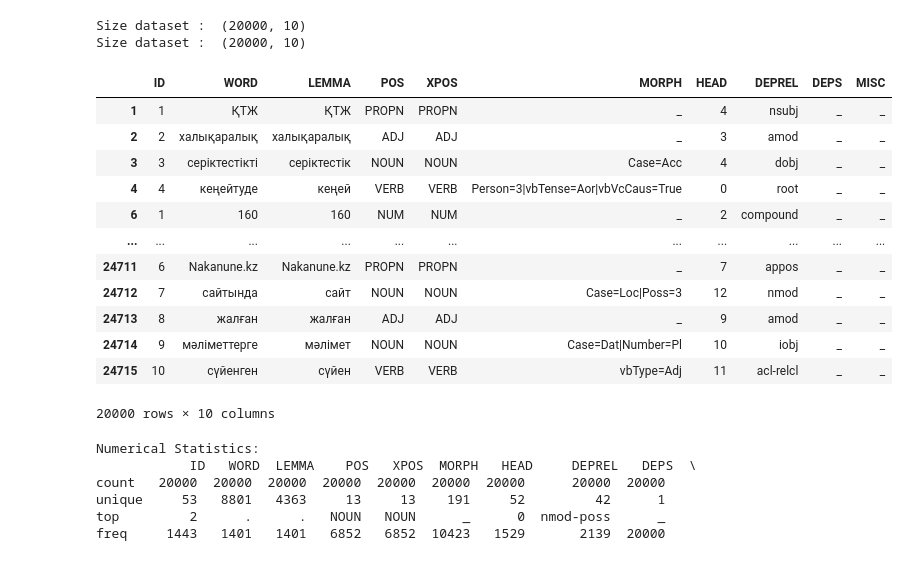
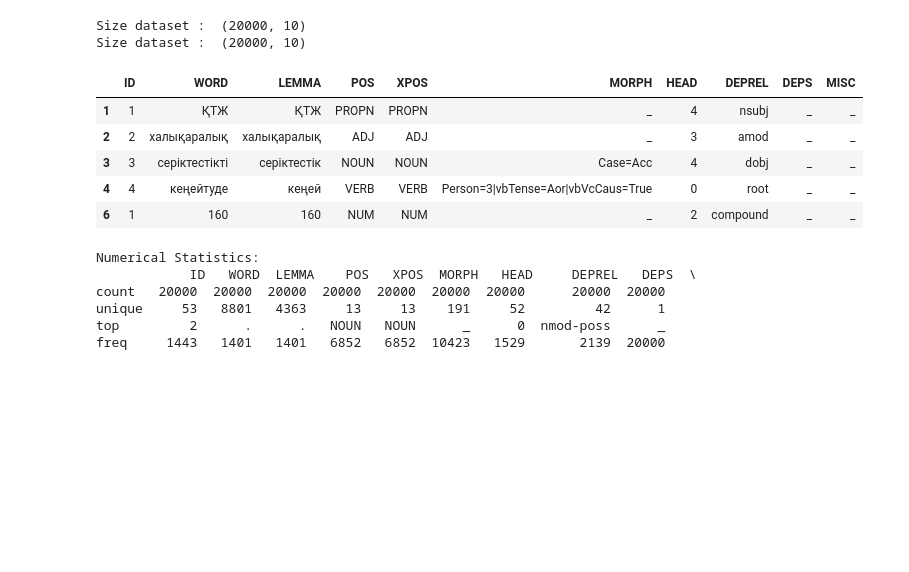
Before and after one commit to Olivierjaylet/Kazakh-and-multilingual-post-tagging, a Jupyter notebook: data_description.ipynb, the cells around one changed output. Drawn from its saved outputs; the diff is of its cells as text; code cells hidden in the pictures; blank space fills up the shorter version.

```diff
--- a/data_description.ipynb
+++ b/data_description.ipynb
@@ -47,21 +47,14 @@ df_ = clean_data(df_)
 Size dataset :  (20000, 10)
 Size dataset :  (20000, 10)
 # %%
-df
+df.head()
 # %% [output]
 |  | ID | WORD | LEMMA | POS | XPOS | MORPH | HEAD | DEPREL | DEPS | MISC |
 | 1 | 1 | ҚТЖ | ҚТЖ | PROPN | PROPN | _ | 4 | nsubj | _ | _ |
 | 2 | 2 | халықаралық | халықаралық | ADJ | ADJ | _ | 3 | amod | _ | _ |
 | 3 | 3 | серіктестікті | серіктестік | NOUN | NOUN | Case=Acc | 4 | dobj | _ | _ |
 | 4 | 4 | кеңейтуде | кеңей | VERB | VERB | Person=3|vbTense=Aor|vbVcCaus=True | 0 | root | _ | _ |
 | 6 | 1 | 160 | 160 | NUM | NUM | _ | 2 | compound | _ | _ |
-| ... | ... | ... | ... | ... | ... | ... | ... | ... | ... | ... |
-| 24711 | 6 | Nakanune.kz | Nakanune.kz | PROPN | PROPN | _ | 7 | appos | _ | _ |
-| 24712 | 7 | сайтында | сайт | NOUN | NOUN | Case=Loc|Poss=3 | 12 | nmod | _ | _ |
-| 24713 | 8 | жалған | жалған | ADJ | ADJ | _ | 9 | amod | _ | _ |
-| 24714 | 9 | мәліметтерге | мәлімет | NOUN | NOUN | Case=Dat|Number=Pl | 10 | iobj | _ | _ |
-| 24715 | 10 | сүйенген | сүйен | VERB | VERB | vbType=Adj | 11 | acl-relcl | _ | _ |
-20000 rows × 10 columns
 # %%
 # Basic statistics for numerical columns
 numerical_stats = df.describe()
```
Also changed, not shown: parts of 2 cells of this notebook.
